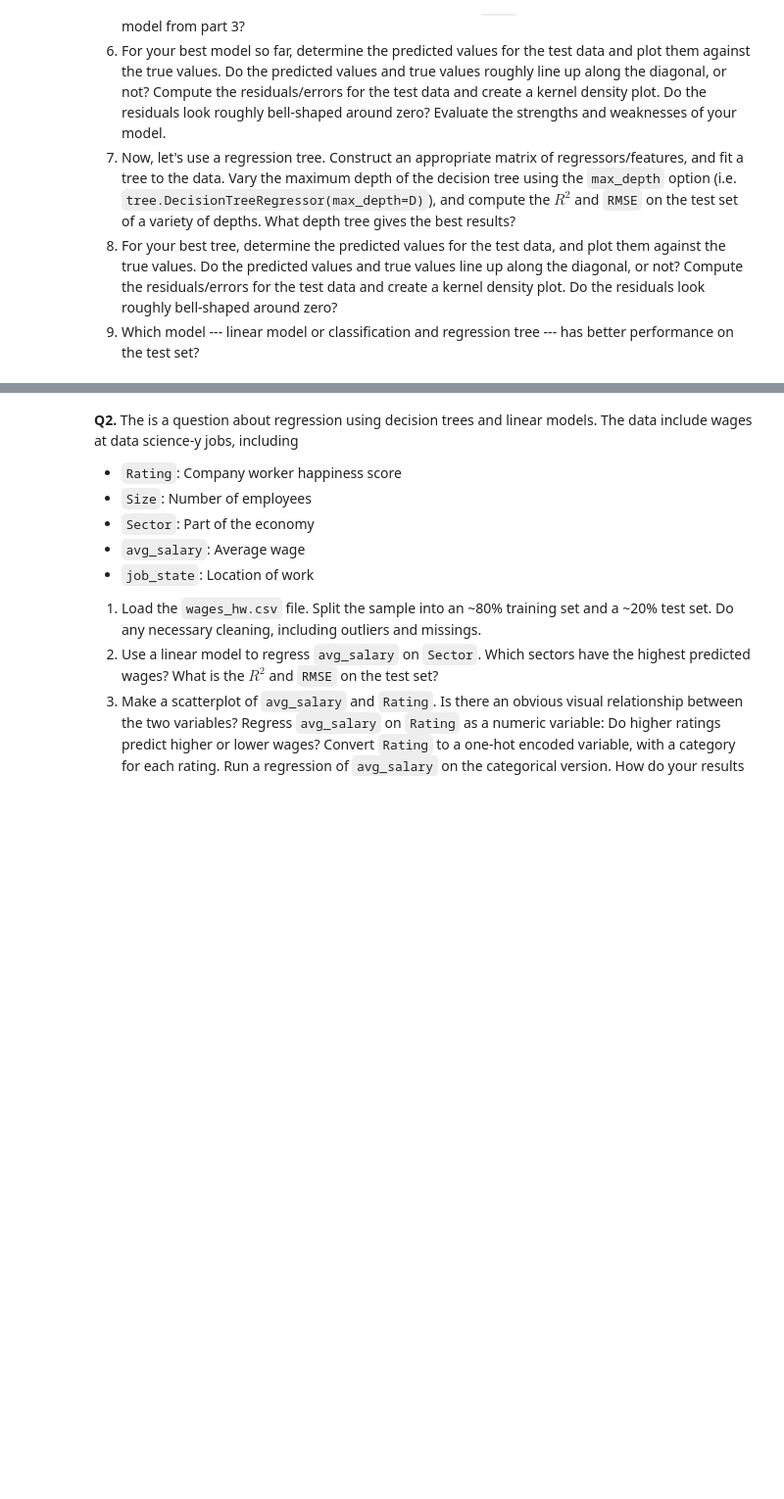
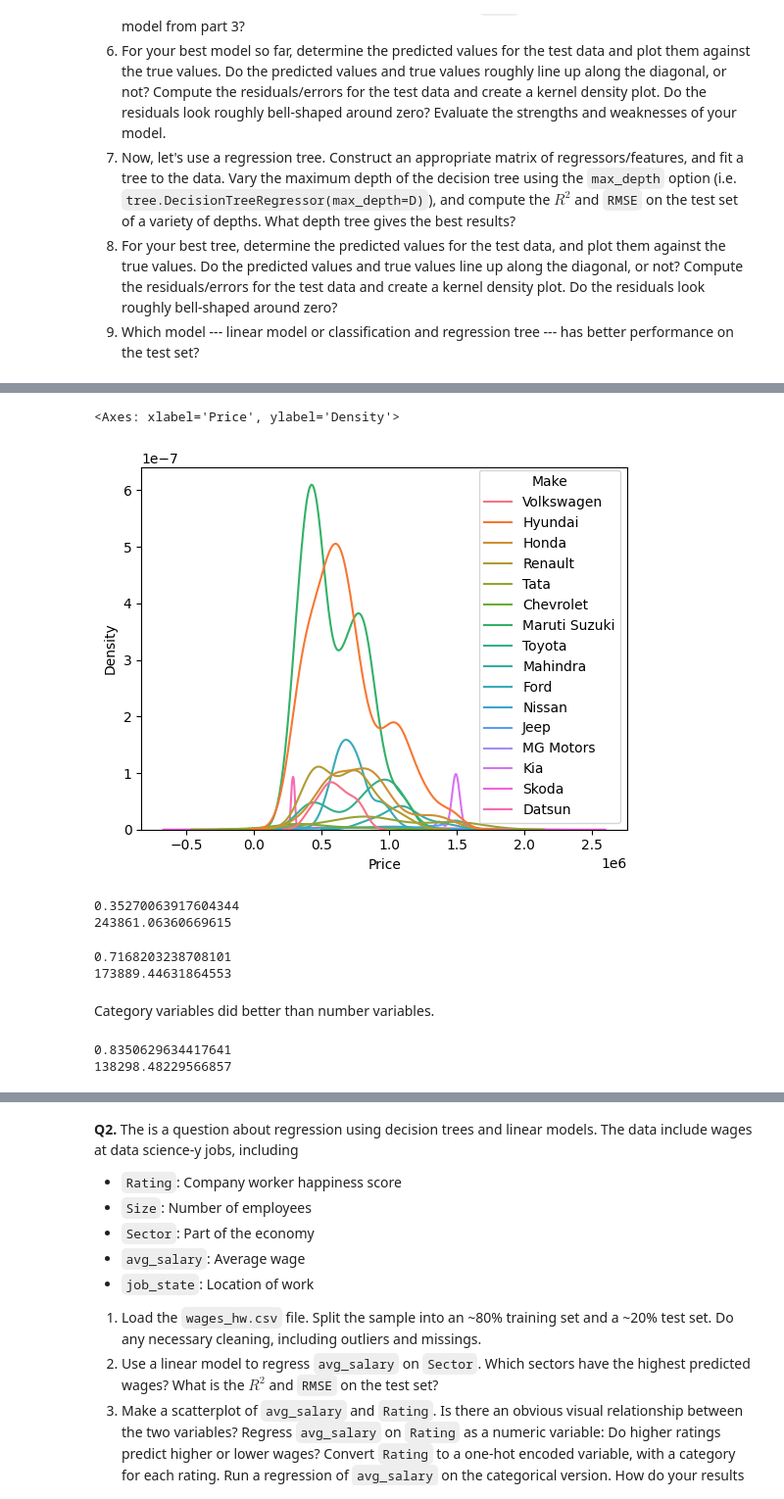
Before and after one commit to uvavmc7ht/assignment4, a Jupyter notebook: assignment4.ipynb, the cells around one changed output, grey strips where cells are left out. Shown at 98% size. Saved outputs shown, nothing was run; the diff lists cells and outputs as text; code cells hidden in the pictures; blank space fills up the shorter version.

```diff
--- a/assignment4.ipynb
+++ b/assignment4.ipynb
@@ -57,0 +125,5 @@ dtype: object
+# %%
+sns.kdeplot(data=df, x="Price", hue="Make")
+# %% [output]
+<Axes: xlabel='Price', ylabel='Density'>
+[figure, added]
@@ -57,0 +132,45 @@ dtype: object
+# %%
+#4.1
+y = df["Price"]
+num_vars = ['Seating_Capacity', 'Make_Year', 'Mileage_Run']
+X1 = df.loc[:,num_vars]
+
+X_train, X_test, y_train, y_test = train_test_split(X1, y, test_size=0.2, random_state=1)
+reg = LinearRegression().fit(X_train, y_train)
+
+print(reg.score(X1, y))
+y_pred = reg.predict(X_test)
+print(np.sqrt(mean_squared_error(y_test, y_pred)))
+# %% [output]
+0.35270063917604344
+243861.06360669615
+# %%
+cat_vars = ['Fuel_Type', 'Transmission', 'Transmission_Type', 'Color', 'Body_Type', 'Make']
+X2 = df.loc[:,cat_vars]
+X2 = pd.get_dummies(X2 ,dtype='int') # One-hot encode the variable
+
+X_train, X_test, y_train, y_test = train_test_split(X2, y, test_size=0.2, random_state=1)
+reg = LinearRegression().fit(X_train, y_train)
+
+print(reg.score(X2, y))
+y_pred = reg.predict(X_test)
+print(np.sqrt(mean_squared_error(y_test, y_pred)))
+# %% [output]
+0.7168203238708101
+173889.44631864553
+# %% [markdown]
+Category variables did better than number variables.
+# %%
+#4.3
+all_regressors = pd.concat([X1, X2], axis=1)
+X3 = all_regressors
+
+X_train, X_test, y_train, y_test = train_test_split(X3, y, test_size=0.2, random_state=1)
+reg = LinearRegression().fit(X_train, y_train)
+
+print(reg.score(X3, y))
+y_pred = reg.predict(X_test)
+print(np.sqrt(mean_squared_error(y_test, y_pred)))
+# %% [output]
+0.8350629634417641
+138298.48229566857
```
Also changed, not shown: parts of 6 cells of this notebook.
